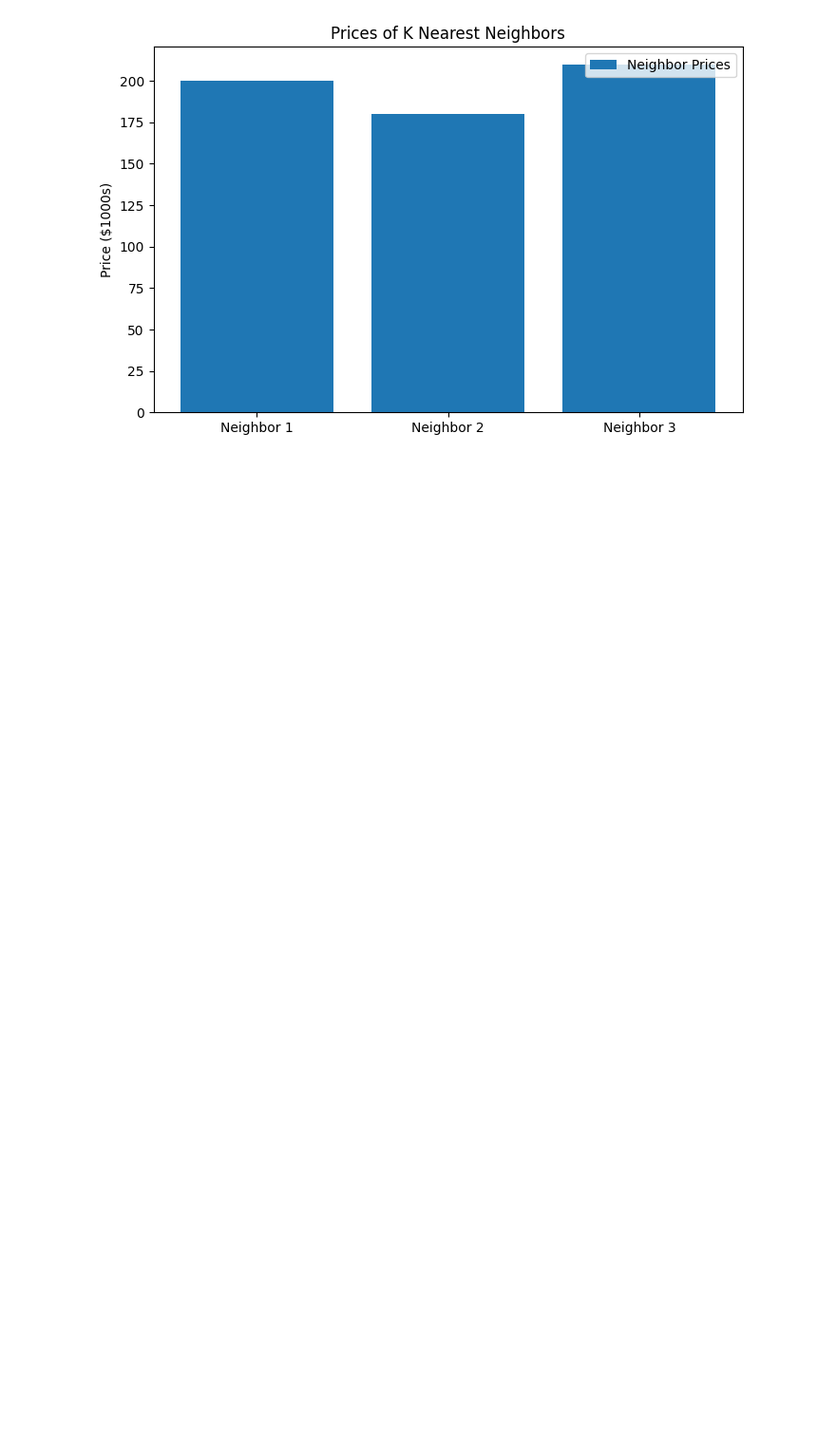
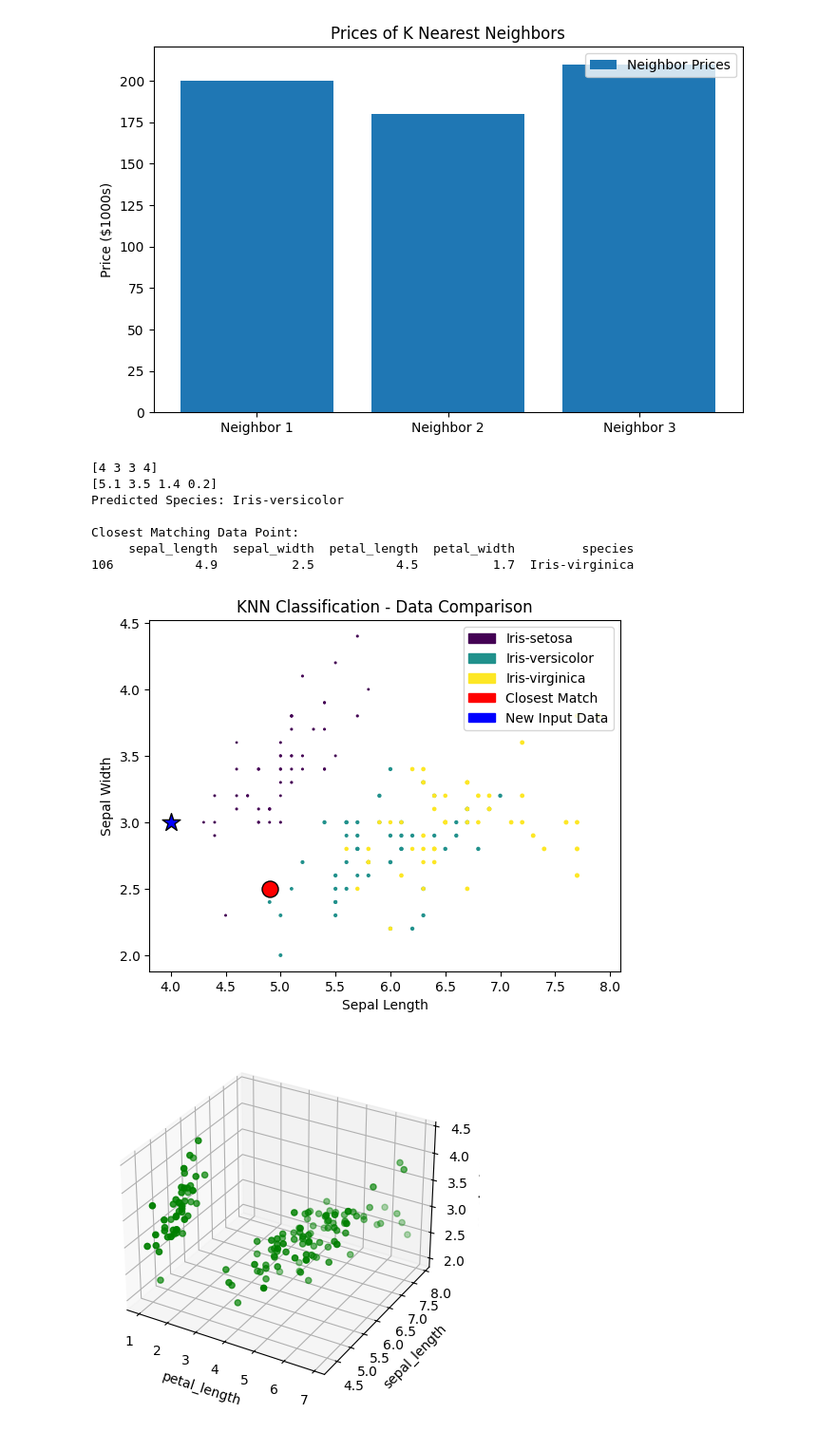
Before and after one commit to Dhusnic/Code_For_Tutorials, a Jupyter notebook: Machine Learning/Supervised Learning/Classification/KNN.ipynb, the cells around one changed output. Shown at 95% size. Cells and saved outputs as stored; diff of their text form; code cells hidden in the pictures; blank space fills up the shorter version.

```diff
--- a/Machine Learning/Classification/KNN.ipynb
+++ b/Machine Learning/Supervised Learning/Classification/KNN.ipynb
@@ -198,3 +198,81 @@ plt.show()
 Predicted House Price ($1000s): 196.66666666666666
 [figure]
 [figure]
+# %%
+import pandas as pd
+from sklearn.neighbors import KNeighborsClassifier
+import matplotlib.pyplot as plt
+import matplotlib.patches as mpatches
+import numpy as np
+
+# Load the dataset
+df = pd.read_csv(r'D:\Code for tutorials\Machine Learning\datasets\supervised Learnings\classification\KNN\IRIS.csv')
+
+# Convert categorical labels to numeric values
+df['species_encoded'] = pd.Categorical(df['species']).codes
+
+randomIntArray2=np.random.randint(1,5,size=(1,4))
+# Input data for prediction
+input_data = np.array([5.1, 3.5, 1.4, 0.2])  # New data point
+print(randomIntArray2[0])
+print(input_data)
+input_data = randomIntArray2[0]
+# Create and train the KNN model
+model = KNeighborsClassifier(n_neighbors=6)  # Use k=1 to find the closest neighbor
+model.fit(df[['sepal_length', 'sepal_width', 'petal_length', 'petal_width']], df['species'])
+
+# Make a prediction
+prediction = model.predict([input_data])
+print(f"Predicted Species: {prediction[0]}")
+
+# Find the closest match in the dataset
+df['distance'] = np.linalg.norm(df[['sepal_length', 'sepal_width', 'petal_length', 'petal_width']].values - input_data, axis=1)
+closest_match = df.nsmallest(1, 'distance')
+
+print("\nClosest Matching Data Point:")
+print(closest_match[['sepal_length', 'sepal_width', 'petal_length', 'petal_width', 'species']])
+
+# Scatter plot with numeric color encoding
+scatter = plt.scatter(df['sepal_length'], df['sepal_width'],df['petal_length'], c=df['species_encoded'], cmap='viridis')
+
+# Highlight the closest existing data point
+plt.scatter(closest_match['sepal_length'], closest_match['sepal_width'], color='red', edgecolors='black', s=150, label="Closest Match")
+
+# Highlight the input data point
+plt.scatter(input_data[0], input_data[1], color='blue', edgecolors='black', s=200, marker='*', label="New Input Data")
+
+# Create a legend mapping species names to colors
+species_names = df['species'].unique()
+legend_patches = [mpatches.Patch(color=scatter.cmap(scatter.norm(i)), label=species) for i, species in enumerate(species_names)]
+
+plt.xlabel('Sepal Length')
+plt.ylabel('Sepal Width')
+plt.title('KNN Classification - Data Comparison')
+
+# Add legend to the plot
+plt.legend(handles=legend_patches + [mpatches.Patch(color='red', label="Closest Match"), mpatches.Patch(color='blue', label="New Input Data")])
+
+# Add color bar for reference
+# plt.colorbar(label="Species Encoding")
+
+# Show plot
+plt.show()
+
+
+fig=plt.figure()
+ax=fig.add_subplot(111,projection='3d')
+ax.scatter(df['petal_length'],df['sepal_length'],df['sepal_width'],color='green')
+ax.set_xlabel("petal_length")
+ax.set_ylabel('sepal_length')
+ax.set_zlabel('sepal_width')
+plt.show()
+# %% [output]
+[4 3 3 4]
+[5.1 3.5 1.4 0.2]
+Predicted Species: Iris-versicolor
+
+Closest Matching Data Point:
+     sepal_length  sepal_width  petal_length  petal_width         species
+106           4.9          2.5           4.5          1.7  Iris-virginica
+[figure, added]
+[figure, added]
```
Also changed, not shown: 4 other files.
